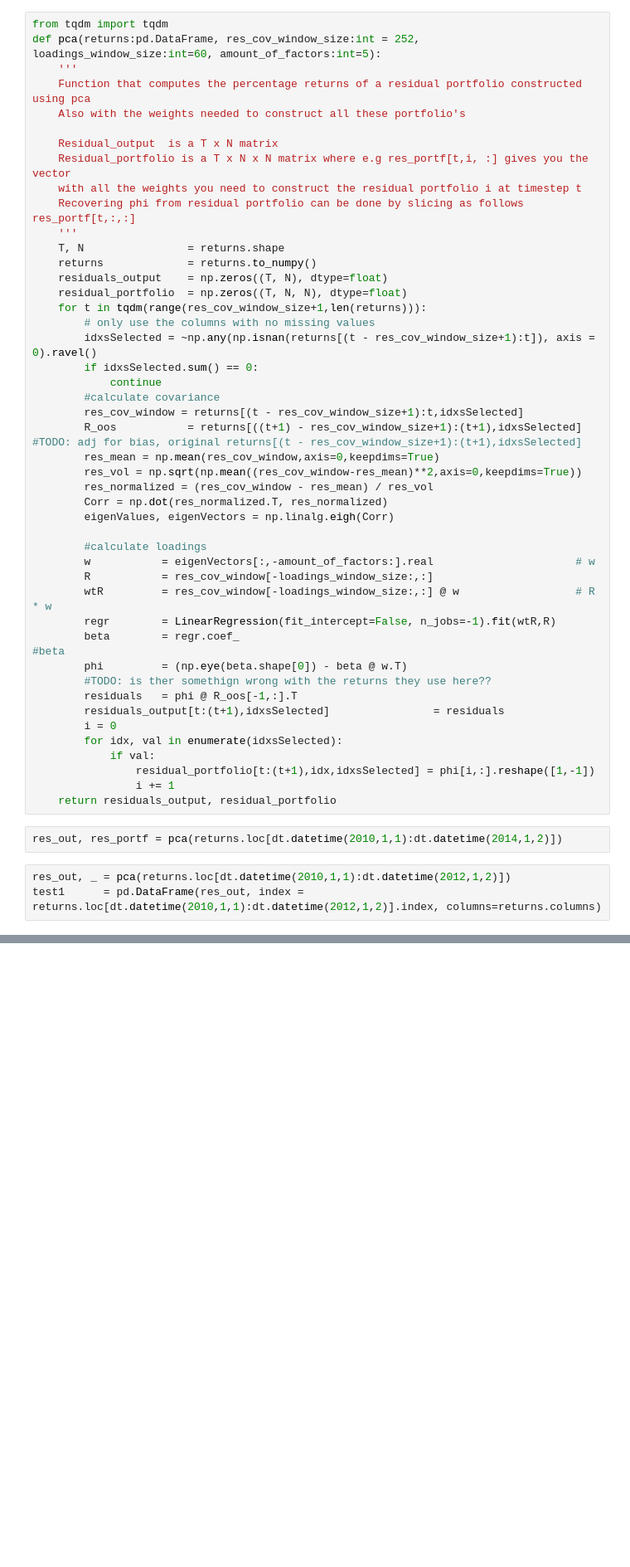
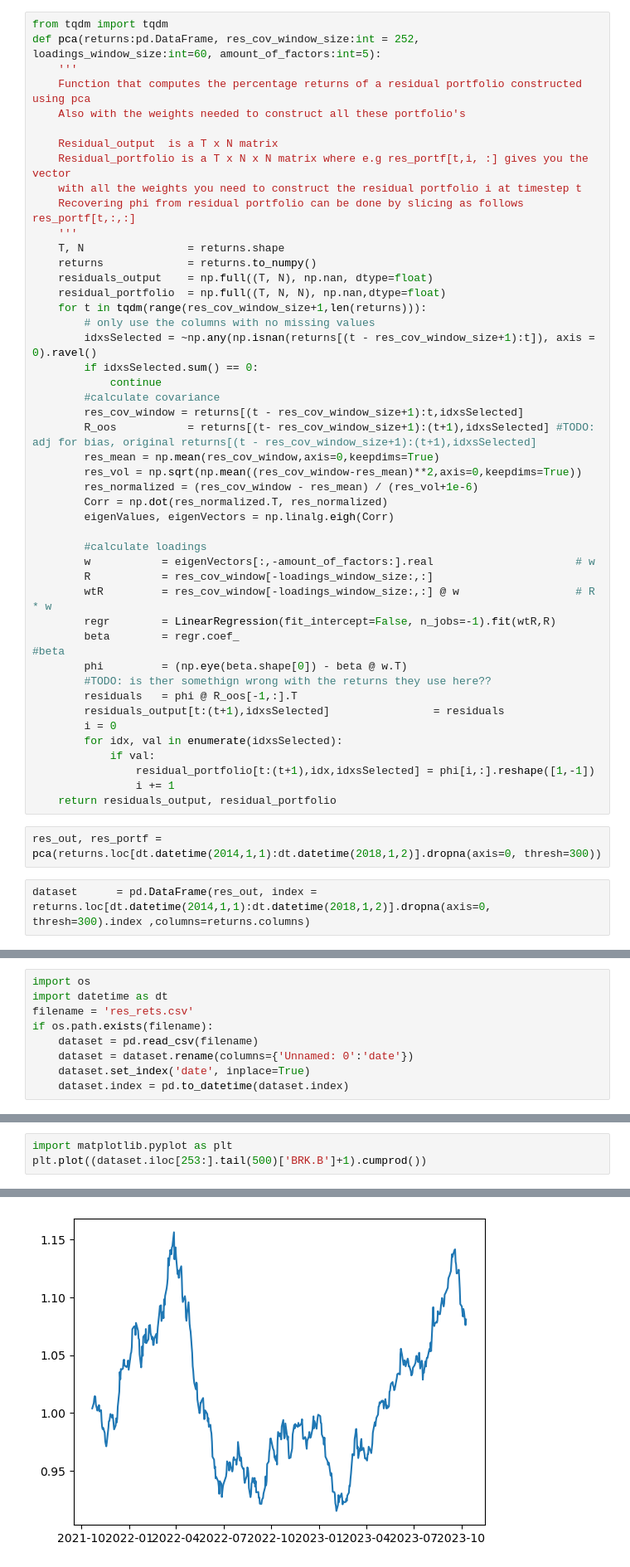
Before and after one commit to quintengeerts2000/MasterThesis-DRL_applications_to_stat_arb, a Jupyter notebook: empirical_analysis/residual_creation.ipynb, the cells around one changed output, grey strips where cells are left out. Shown at 83% size. Drawn from its saved outputs; the diff is of its cells as text; blank space fills up the shorter version.

```diff
--- a/empirical_analysis/residual_creation.ipynb
+++ b/empirical_analysis/residual_creation.ipynb
@@ -36,8 +36,8 @@ def pca(returns:pd.DataFrame, res_cov_window_size:int = 252, loadings_window_siz
     '''
     T, N                = returns.shape
     returns             = returns.to_numpy()
-    residuals_output    = np.zeros((T, N), dtype=float)
-    residual_portfolio  = np.zeros((T, N, N), dtype=float)
+    residuals_output    = np.full((T, N), np.nan, dtype=float)
+    residual_portfolio  = np.full((T, N, N), np.nan,dtype=float)
     for t in tqdm(range(res_cov_window_size+1,len(returns))):
         # only use the columns with no missing values
         idxsSelected = ~np.any(np.isnan(returns[(t - res_cov_window_size+1):t]), axis = 0).ravel()
@@ -45,10 +45,10 @@ def pca(returns:pd.DataFrame, res_cov_window_size:int = 252, loadings_window_siz
             continue
         #calculate covariance
         res_cov_window = returns[(t - res_cov_window_size+1):t,idxsSelected]
-        R_oos           = returns[((t+1) - res_cov_window_size+1):(t+1),idxsSelected] #TODO: adj for bias, original returns[(t - res_cov_window_size+1):(t+1),idxsSelected]
+        R_oos           = returns[(t- res_cov_window_size+1):(t+1),idxsSelected] #TODO: adj for bias, original returns[(t - res_cov_window_size+1):(t+1),idxsSelected]
         res_mean = np.mean(res_cov_window,axis=0,keepdims=True)
         res_vol = np.sqrt(np.mean((res_cov_window-res_mean)**2,axis=0,keepdims=True))
-        res_normalized = (res_cov_window - res_mean) / res_vol
+        res_normalized = (res_cov_window - res_mean) / (res_vol+1e-6)
         Corr = np.dot(res_normalized.T, res_normalized)
         eigenValues, eigenVectors = np.linalg.eigh(Corr)
 
@@ -69,7 +69,6 @@ def pca(returns:pd.DataFrame, res_cov_window_size:int = 252, loadings_window_siz
                 i += 1
     return residuals_output, residual_portfolio
 # %%
-res_out, res_portf = pca(returns.loc[dt.datetime(2010,1,1):dt.datetime(2014,1,2)])
+res_out, res_portf = pca(returns.loc[dt.datetime(2014,1,1):dt.datetime(2018,1,2)].dropna(axis=0, thresh=300))
 # %%
-res_out, _ = pca(returns.loc[dt.datetime(2010,1,1):dt.datetime(2012,1,2)])
-test1      = pd.DataFrame(res_out, index = returns.loc[dt.datetime(2010,1,1):dt.datetime(2012,1,2)].index, columns=returns.columns)
+dataset      = pd.DataFrame(res_out, index = returns.loc[dt.datetime(2014,1,1):dt.datetime(2018,1,2)].dropna(axis=0, thresh=300).index ,columns=returns.columns)
@@ -78,0 +75,9 @@ test2      = pd.DataFrame(res_out, index = returns.loc[dt.datetime(2010,1,1)+dt.
+# %%
+import os
+import datetime as dt
+filename = 'res_rets.csv'
+if os.path.exists(filename):
+    dataset = pd.read_csv(filename)
+    dataset = dataset.rename(columns={'Unnamed: 0':'date'})
+    dataset.set_index('date', inplace=True)
+    dataset.index = pd.to_datetime(dataset.index)
@@ -78,0 +92,4 @@ test2      = pd.DataFrame(res_out, index = returns.loc[dt.datetime(2010,1,1)+dt.
+# %%
+import matplotlib.pyplot as plt
+plt.plot((dataset.iloc[253:].tail(500)['BRK.B']+1).cumprod())
+# %% [output]
@@ -78,0 +97 @@ test2      = pd.DataFrame(res_out, index = returns.loc[dt.datetime(2010,1,1)+dt.
+[figure, added]
```
Also changed, not shown: parts of 8 cells of this notebook, 2 other files.
